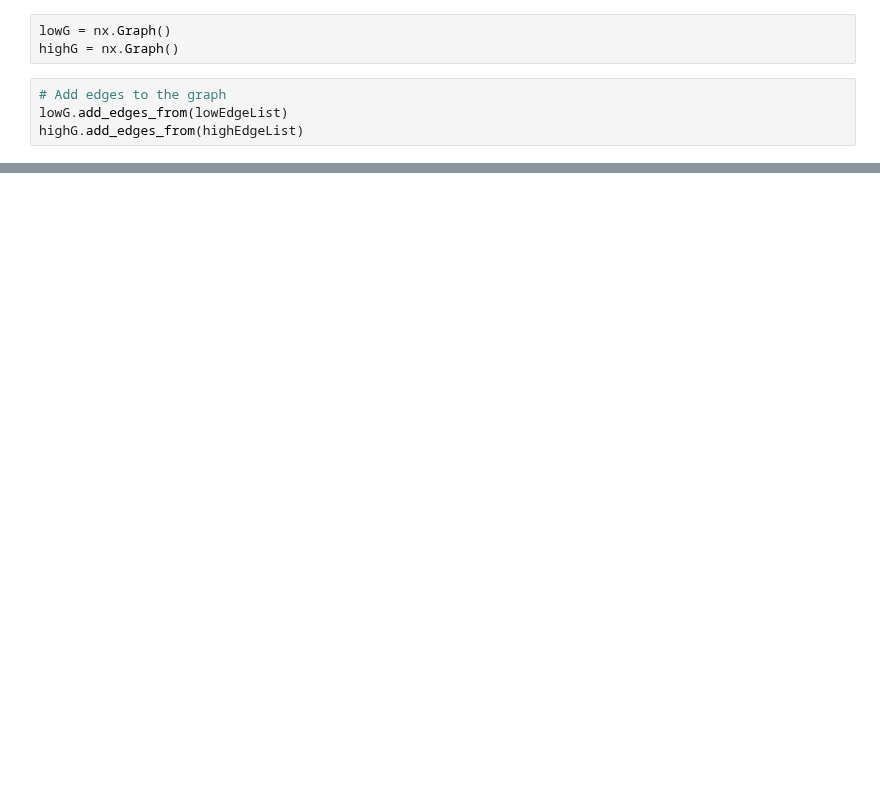
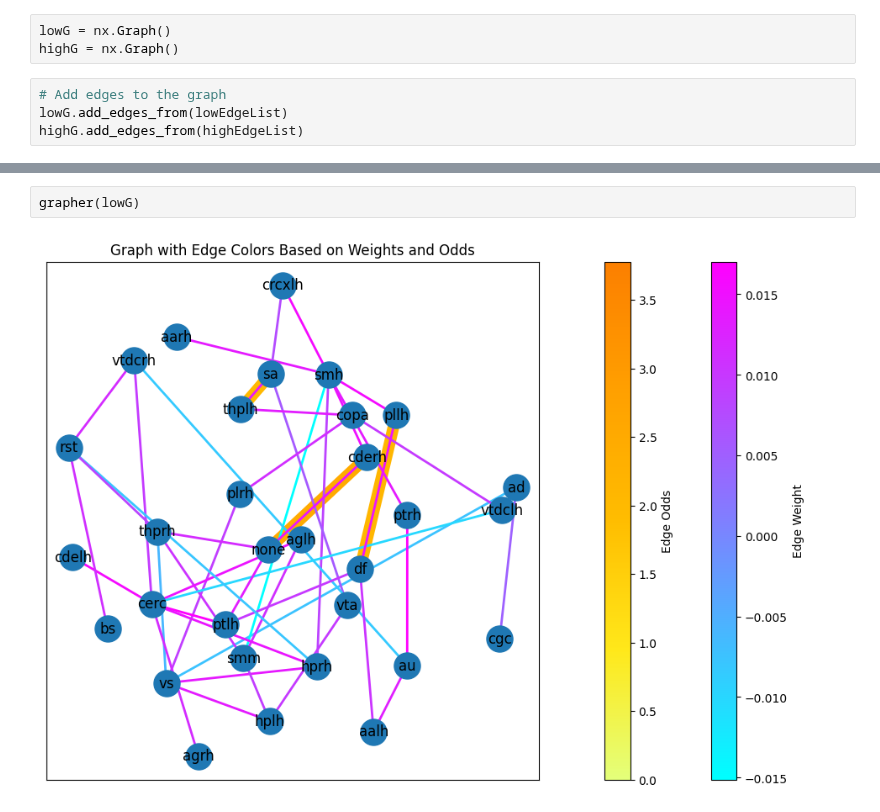
Before and after one commit to grace-shearrer/SSIB-2024, a Jupyter notebook: Scripts_Yana/Final_cleaning_data_scripts/SSBneuroGraph.ipynb, the cells around one changed output, grey strips where cells are left out. Cells and saved outputs as stored; diff of their text form; blank space fills up the shorter version.

```diff
--- a/Scripts_Yana/Final_cleaning_data_scripts/SSBneuroGraph.ipynb
+++ b/Scripts_Yana/Final_cleaning_data_scripts/SSBneuroGraph.ipynb
@@ -180,0 +259,4 @@ nx.node_connectivity(G)
+# %%
+grapher(lowG)
+# %% [output]
+[figure, added]
```
Also changed, not shown: parts of 32 cells of this notebook, 3 other files.
